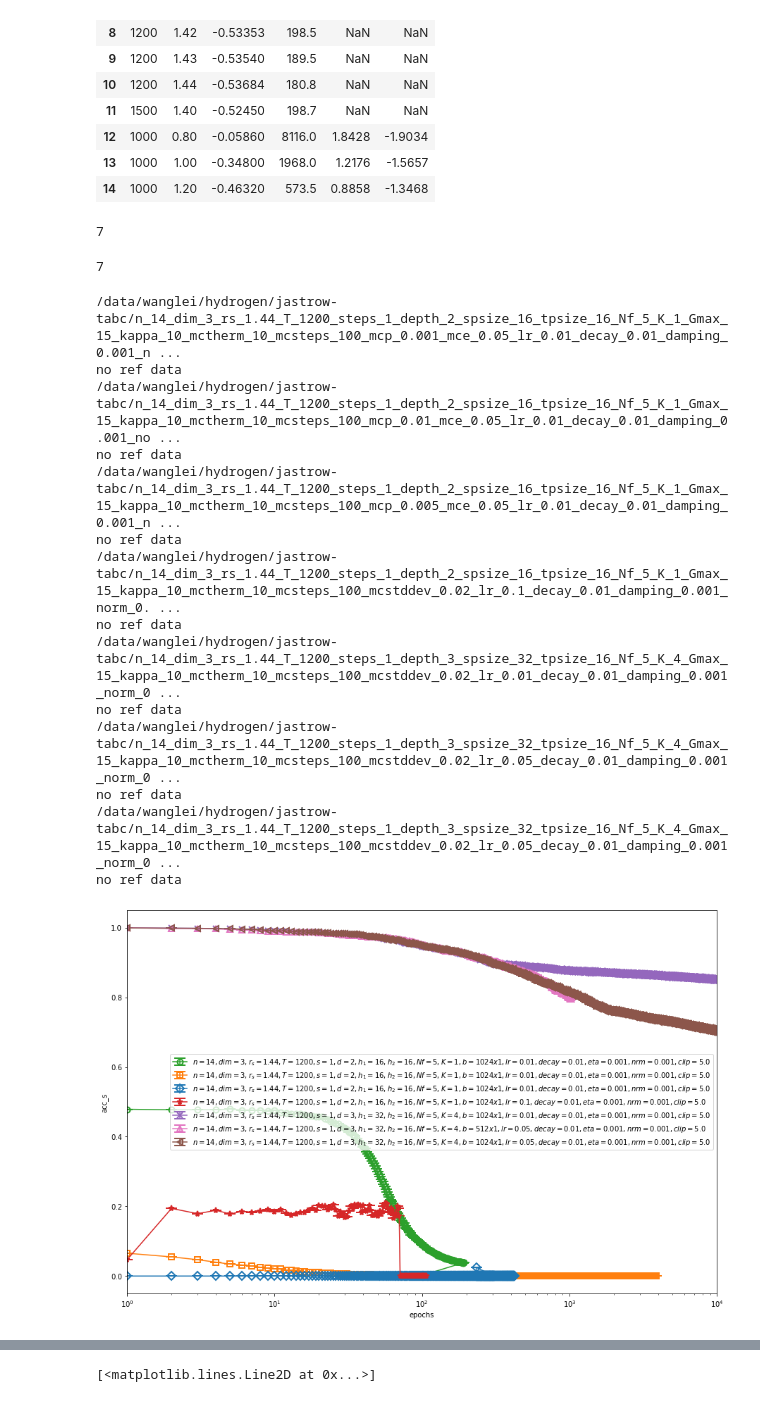
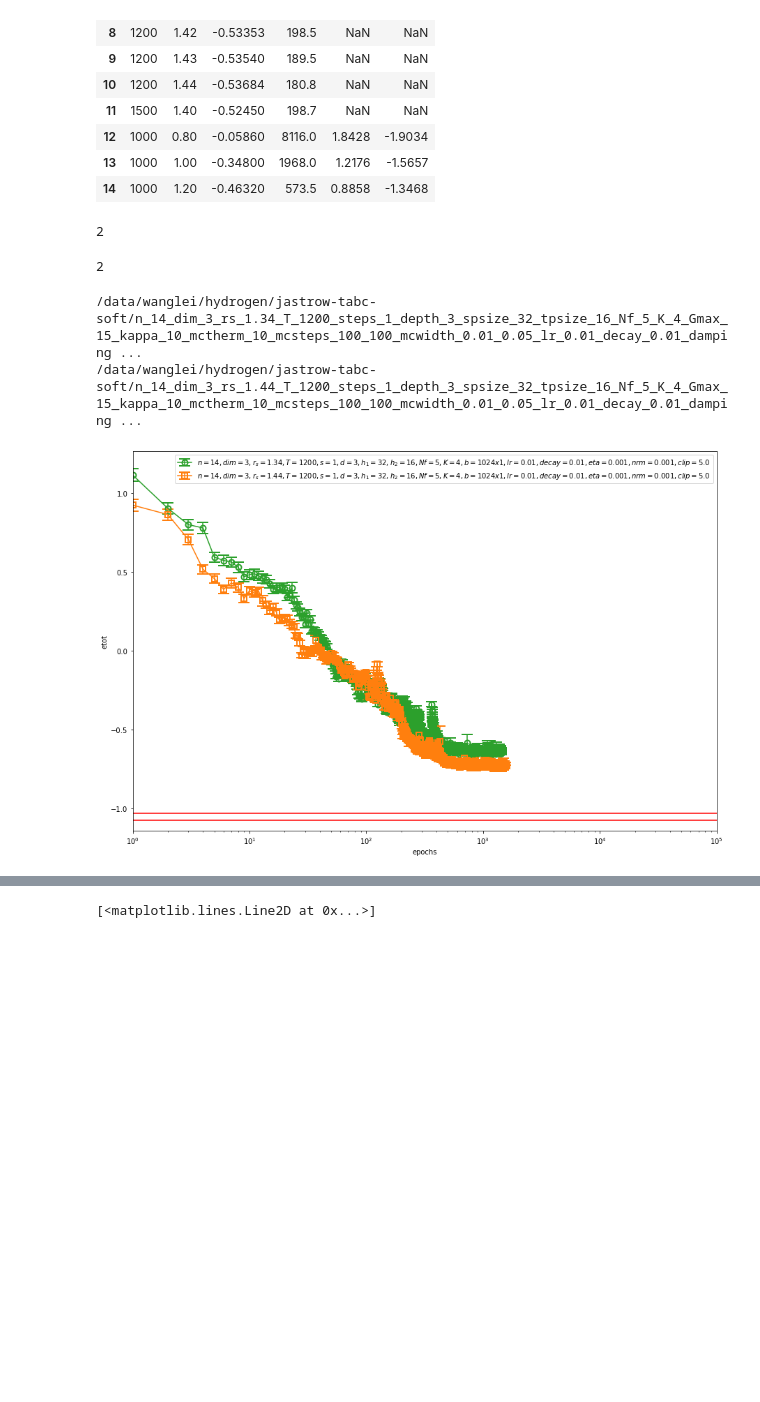
Before and after one commit to fermiflow/hydrogen, a Jupyter notebook: analysis/analysis.ipynb, the cells around one changed output, grey strips where cells are left out. Cells and saved outputs as stored; diff of their text form; code cells hidden in the pictures; blank space fills up the shorter version.

```diff
--- a/analysis/analysis.ipynb
+++ b/analysis/analysis.ipynb
@@ -29,8 +29,8 @@ ref_df
 | 13 | 1000 | 1.00 | -0.34800 | 1968.0 | 1.2176 | -1.5657 |
 | 14 | 1000 | 1.20 | -0.46320 | 573.5 | 0.8858 | -1.3468 |
 # %%
-T, rs = 1200, 1.44
-nicknames = ['jastrow-tabc'] #, #, 'atom-positive-alpha', ] #'atom-exp-alpha'] #, #, 'atom-equivariant'] # 'atom']
+T, rs = 1200, 1.
+nicknames = ['jastrow-tabc-soft'] #, #, 'atom-positive-alpha', ] #'atom-exp-alpha'] #, #, 'atom-equivariant'] # 'atom']
 files = []
 for nickname in nicknames:
     files += glob("/data/wanglei/hydrogen/"+nickname+"/n_14*_dim_3_rs_%g*_T_%g_*depth_*spsize_*tpsize_*/data.txt"%(rs, T))
@@ -38,17 +38,17 @@ files = list(filter(lambda f: os.path.getsize(f)>100, files))
 files = natural_sort(files)
 len(files)
 # %% [output]
-7
+2
 # %%
 def cond(f):
     n, dim, rs, T, s, d, h1, h2, b, a, lr, decay, eta, maxnorm, Nf, clip, K = parse_filename(f)
-    return rs <1.46 and '_ht_' not in f
+    return rs <1.46 and '_ht_' not in f #and 'mcp_0.001' not in f
 files = list(filter(cond , files))
 len(files)
 # %% [output]
-7
+2
 # %%
-obs = 'acc_s'
+obs = 'etot'
 
 markers = ['o', 's', 'D', '*', 'x', '^', '<', 'h', '>', 'd', 'X', 'v', 'h', '1']
 colors = ['C2', 'C1','C0', 'C3', 'C4', 'C6', 'C5', 'C7', 'C8', 'C9', 'C10', 'C11', 'C12', 'C13']
@@ -66,51 +66,39 @@ for f, marker, color in zip(files, markers, colors):
         y = df['vpp'].values + df['vep'].values + df['vee'].values
         yerr = np.sqrt(df['vpp_err'].values**2 + df['vep_err'].values**2 + df['vee_err'].values**2)
     elif obs == 'etot':
         y = df['e'].values + df['vpp'].values
         yerr = np.sqrt(df['e_err'].values**2 + df['vpp_err'].values**2)
     elif obs in ['acc_s', 'acc_x']:
         y = df[obs].values
         yerr = np.zeros_like(y)
     else:
         y, yerr = df[obs].values, df[obs+'_err'].values
 
     plt.errorbar(df['epoch'].values, y, yerr=yerr,
                  marker=marker, color=color,markerfacecolor='none',
                  markeredgewidth=2, ms=8, capsize=8, label=label)
 
     try:
         ref_value = ref_df.query('(T==%g) & (rs==%g)'%(T, rs))[obs].values[0]
         if obs in ['etot', 'k', 'vtot']: ref_value = 2*ref_value
         plt.axhline(y=ref_value, color='r')
 
     except KeyError or IndexError:
         print ('no ref data')
 
-    #if obs == 'p': plt.ylim([0, 1000])
-    #if obs in ['f', 'etot', 'e']: plt.ylim([-2, 3])
+    if obs == 'p': plt.ylim([0, 1000])
+    #if obs in ['k', 'f', 'etot', 'e']: plt.ylim([-2, 1])
 
 plt.legend(loc='best')
 plt.ylabel(obs)
 plt.xlabel('epochs')
-plt.xlim([1, 1e4])
+plt.xlim([1, 1e5])
 plt.xscale('log')
 #plt.ylim([-10, 10])
 # %% [output]
-/data/wanglei/hydrogen/jastrow-tabc/n_14_dim_3_rs_1.44_T_1200_steps_1_depth_2_spsize_16_tpsize_16_Nf_5_K_1_Gmax_15_kappa_10_mctherm_10_mcsteps_100_mcp_0.001_mce_0.05_lr_0.01_decay_0.01_damping_0.001_n ...
-no ref data
-/data/wanglei/hydrogen/jastrow-tabc/n_14_dim_3_rs_1.44_T_1200_steps_1_depth_2_spsize_16_tpsize_16_Nf_5_K_1_Gmax_15_kappa_10_mctherm_10_mcsteps_100_mcp_0.01_mce_0.05_lr_0.01_decay_0.01_damping_0.001_no ...
-no ref data
-/data/wanglei/hydrogen/jastrow-tabc/n_14_dim_3_rs_1.44_T_1200_steps_1_depth_2_spsize_16_tpsize_16_Nf_5_K_1_Gmax_15_kappa_10_mctherm_10_mcsteps_100_mcp_0.005_mce_0.05_lr_0.01_decay_0.01_damping_0.001_n ...
-no ref data
-/data/wanglei/hydrogen/jastrow-tabc/n_14_dim_3_rs_1.44_T_1200_steps_1_depth_2_spsize_16_tpsize_16_Nf_5_K_1_Gmax_15_kappa_10_mctherm_10_mcsteps_100_mcstddev_0.02_lr_0.1_decay_0.01_damping_0.001_norm_0. ...
-no ref data
-/data/wanglei/hydrogen/jastrow-tabc/n_14_dim_3_rs_1.44_T_1200_steps_1_depth_3_spsize_32_tpsize_16_Nf_5_K_4_Gmax_15_kappa_10_mctherm_10_mcsteps_100_mcstddev_0.02_lr_0.01_decay_0.01_damping_0.001_norm_0 ...
-no ref data
-/data/wanglei/hydrogen/jastrow-tabc/n_14_dim_3_rs_1.44_T_1200_steps_1_depth_3_spsize_32_tpsize_16_Nf_5_K_4_Gmax_15_kappa_10_mctherm_10_mcsteps_100_mcstddev_0.02_lr_0.05_decay_0.01_damping_0.001_norm_0 ...
-no ref data
-/data/wanglei/hydrogen/jastrow-tabc/n_14_dim_3_rs_1.44_T_1200_steps_1_depth_3_spsize_32_tpsize_16_Nf_5_K_4_Gmax_15_kappa_10_mctherm_10_mcsteps_100_mcstddev_0.02_lr_0.05_decay_0.01_damping_0.001_norm_0 ...
-no ref data
+/data/wanglei/hydrogen/jastrow-tabc-soft/n_14_dim_3_rs_1.34_T_1200_steps_1_depth_3_spsize_32_tpsize_16_Nf_5_K_4_Gmax_15_kappa_10_mctherm_10_mcsteps_100_100_mcwidth_0.01_0.05_lr_0.01_decay_0.01_damping ...
+/data/wanglei/hydrogen/jastrow-tabc-soft/n_14_dim_3_rs_1.44_T_1200_steps_1_depth_3_spsize_32_tpsize_16_Nf_5_K_4_Gmax_15_kappa_10_mctherm_10_mcsteps_100_100_mcwidth_0.01_0.05_lr_0.01_decay_0.01_damping ...
-[figure, old version]
+[figure, new version]
 # %%
 import sys, os
 sys.path.append("/home/wanglei/hydrogen/src")
```
Also changed, not shown: parts of 4 cells of this notebook, 2 other files.
